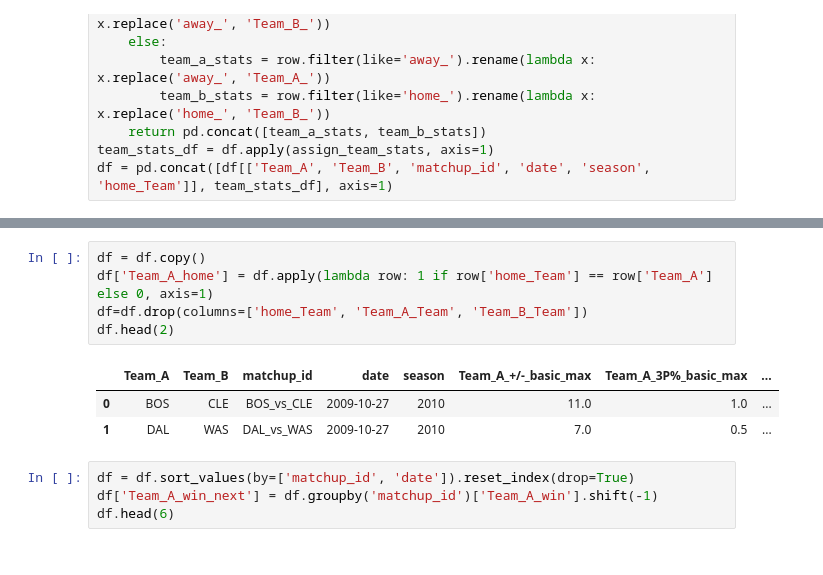
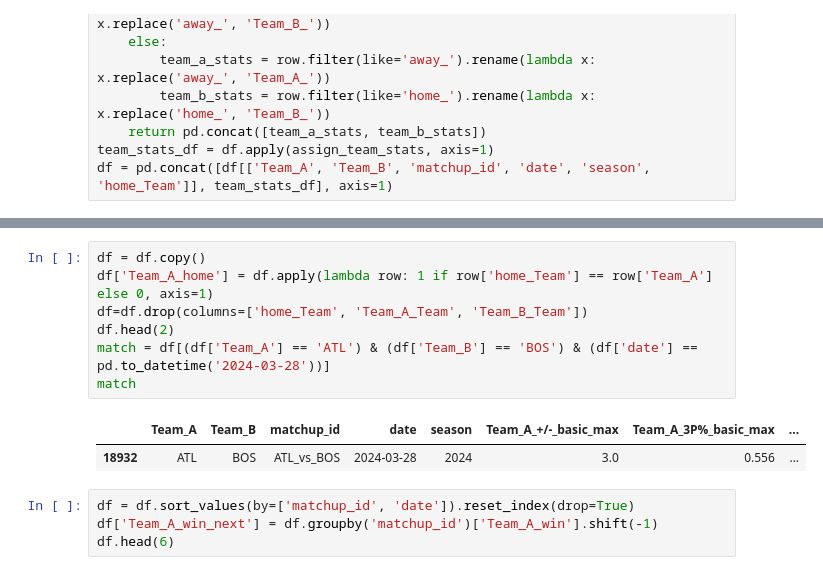
Before and after one commit to sarmad-21/nba_predictive_model, a Jupyter notebook: restructure_and_preprocess.ipynb, the cells around one changed output, grey strips where cells are left out. Drawn from its saved outputs; the diff is of its cells as text.

```diff
--- a/restructure_and_preprocess.ipynb
+++ b/restructure_and_preprocess.ipynb
@@ -78,12 +78,13 @@ df.head(5)
 # %%
 df = df.copy()
 df['Team_A_home'] = df.apply(lambda row: 1 if row['home_Team'] == row['Team_A'] else 0, axis=1)
 df=df.drop(columns=['home_Team', 'Team_A_Team', 'Team_B_Team'])
 df.head(2)
+match = df[(df['Team_A'] == 'ATL') & (df['Team_B'] == 'BOS') & (df['date'] == pd.to_datetime('2024-03-28'))]
+match
 # %% [output]
 |  | Team_A | Team_B | matchup_id | date | season | Team_A_+/-_basic_max | Team_A_3P%_basic_max | ... |
-| 0 | BOS | CLE | BOS_vs_CLE | 2009-10-27 | 2010 | 11.0 | 1.0 | ... |
-| 1 | DAL | WAS | DAL_vs_WAS | 2009-10-27 | 2010 | 7.0 | 0.5 | ... |
+| 18932 | ATL | BOS | ATL_vs_BOS | 2024-03-28 | 2024 | 3.0 | 0.556 | ... |
 # %%
 df = df.sort_values(by=['matchup_id', 'date']).reset_index(drop=True)
 df['Team_A_win_next'] = df.groupby('matchup_id')['Team_A_win'].shift(-1)
```
Also changed, not shown: parts of 14 cells of this notebook.
